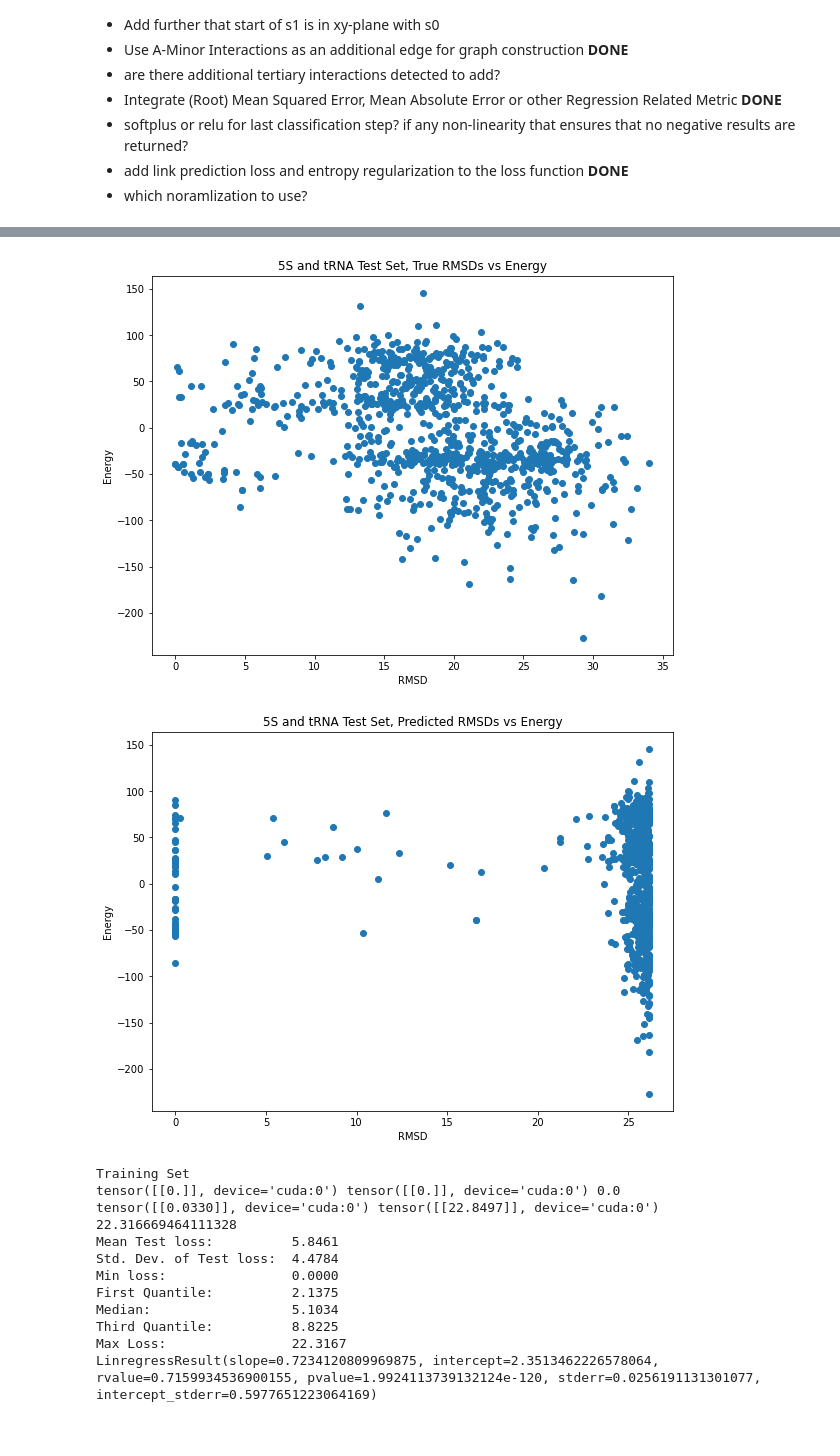
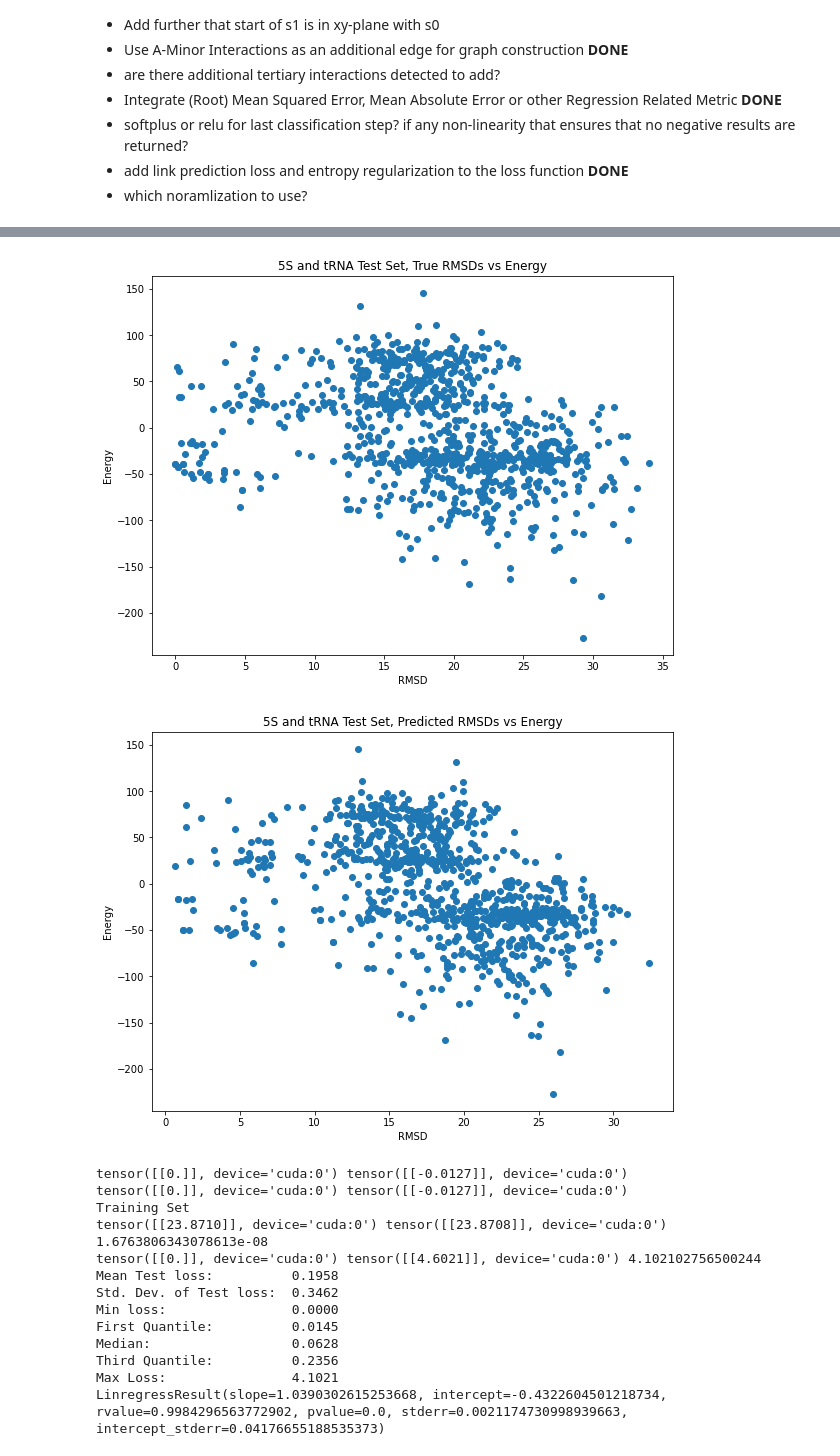
Before and after one commit to milang9/3d_classifier, a Jupyter notebook: 3d_classifier_PyG_pool.ipynb, the cells around one changed output, grey strips where cells are left out. Drawn from its saved outputs; the diff is of its cells as text; code cells hidden in the pictures.

Commit message:
optimising MinCut model

```diff
--- a/3d_classifier_PyG_pool.ipynb
+++ b/3d_classifier_PyG_pool.ipynb
@@ -181,7 +182,7 @@ test_dataloader = DenseDataLoader(test_dataset, batch_size=1)
 st_test_dataloader = DenseDataLoader(st_test_dataset, batch_size=1)
 
 model.to(device)
-model.load_state_dict(th.load("pyg_model_data/2022-05-03_12-15_MinCut_CG_Classifier/model_data/epoch_1304.pth"))
+model.load_state_dict(th.load(f"{run_dir}/model_data/epoch_{select}.pth"))
 
 energy_l = []
 true_rmsd_l = []
@@ -240,13 +241,15 @@ LinregressResult(slope=0.6493274977231641, intercept=1.0974063064401953, rvalue=
 [figure]
-[figure, old version]
+[figure, new version]
+tensor([[0.]], device='cuda:0') tensor([[-0.0127]], device='cuda:0')
+tensor([[0.]], device='cuda:0') tensor([[-0.0127]], device='cuda:0')
 Training Set
-tensor([[0.]], device='cuda:0') tensor([[0.]], device='cuda:0') 0.0
-tensor([[0.0330]], device='cuda:0') tensor([[22.8497]], device='cuda:0') 22.316669464111328
-Mean Test loss:          5.8461
-Std. Dev. of Test loss:  4.4784
+tensor([[23.8710]], device='cuda:0') tensor([[23.8708]], device='cuda:0') 1.6763806343078613e-08
+tensor([[0.]], device='cuda:0') tensor([[4.6021]], device='cuda:0') 4.102102756500244
+Mean Test loss:          0.1958
+Std. Dev. of Test loss:  0.3462
 Min loss:                0.0000
-First Quantile:          2.1375
-Median:                  5.1034
-Third Quantile:          8.8225
-Max Loss:                22.3167
-LinregressResult(slope=0.7234120809969875, intercept=2.3513462226578064, rvalue=0.7159934536900155, pvalue=1.9924113739132124e-120, stderr=0.0256191131301077, intercept_stderr=0.5977651223064169)
+First Quantile:          0.0145
+Median:                  0.0628
+Third Quantile:          0.2356
+Max Loss:                4.1021
+LinregressResult(slope=1.0390302615253668, intercept=-0.4322604501218734, rvalue=0.9984296563772902, pvalue=0.0, stderr=0.0021174730998939663, intercept_stderr=0.04176655188535373)
```
Also changed, not shown: parts of 5 cells of this notebook, 2 other files.
